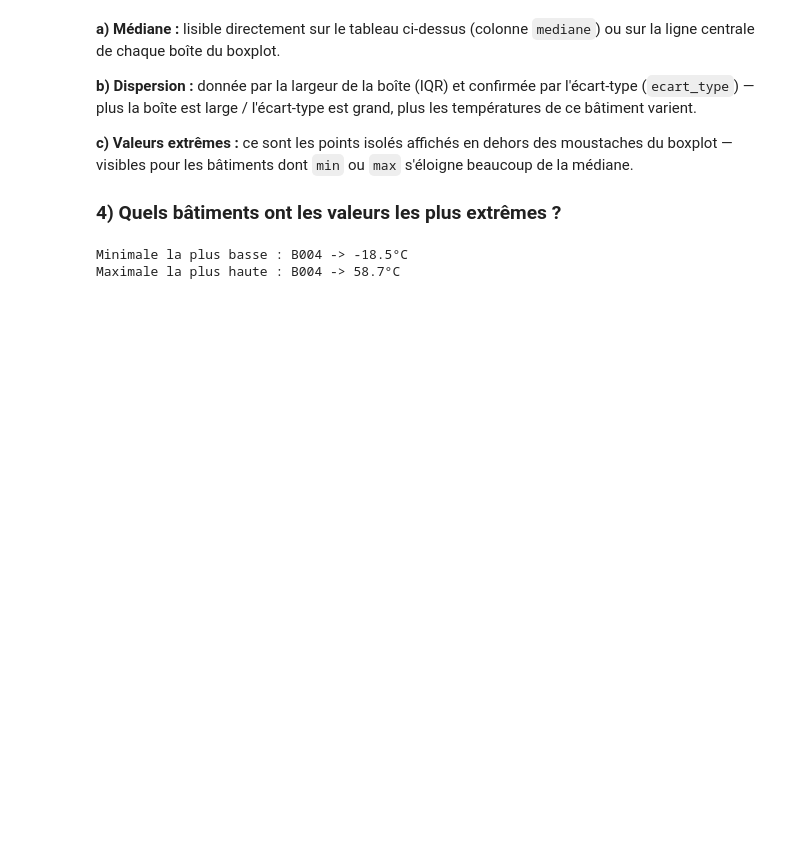
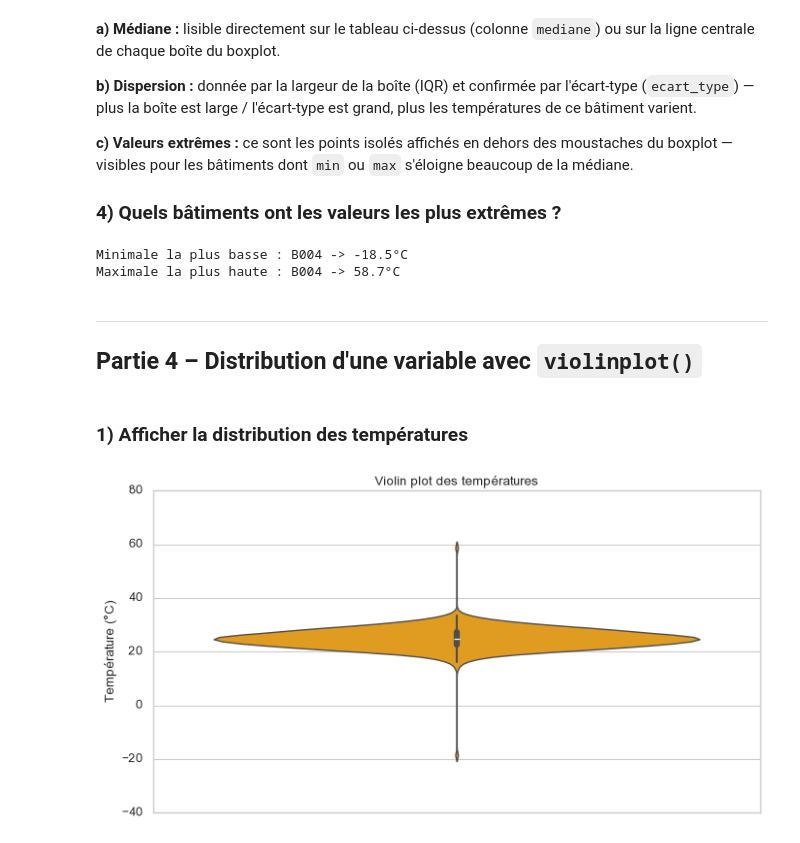
Before and after one commit to khadijagueye235/Atelier_seaborn, a Jupyter notebook: notebooks/atelier_seaborn_iot.ipynb, the cells around one changed output. Drawn from its saved outputs; the diff is of its cells as text; code cells hidden in the pictures; blank space fills up the shorter version.

Commit message:
partie 4 et 5(violinplot et countplot):terminées

```diff
--- a/notebooks/atelier_seaborn_iot.ipynb
+++ b/notebooks/atelier_seaborn_iot.ipynb
@@ -220,3 +220,16 @@ print(f"Maximale la plus haute : {desc_bat['max'].idxmax()} -> {desc_bat['max'].
 # %% [output]
 Minimale la plus basse : B004 -> -18.5°C
 Maximale la plus haute : B004 -> 58.7°C
+# %% [markdown]
+---
+## Partie 4 – Distribution d'une variable avec `violinplot()`
+# %% [markdown]
+### 1) Afficher la distribution des températures
+# %%
+plt.figure(figsize=(9, 5))
+sns.violinplot(data=df, y="temperature", color="orange")
+plt.title("Violin plot des températures")
+plt.ylabel("Température (°C)")
+plt.show()
+# %% [output]
+[figure, added]
```
Also changed, not shown: parts of 8 cells of this notebook.
